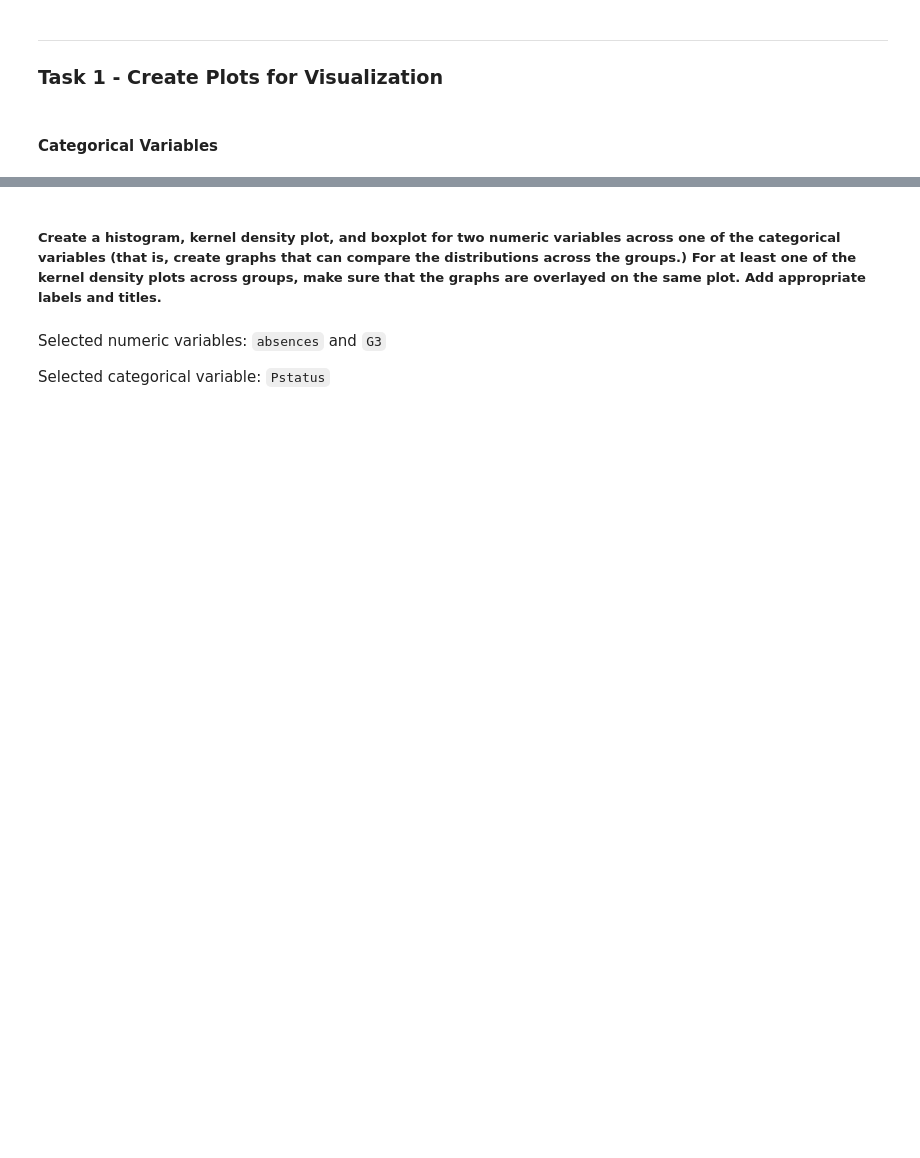
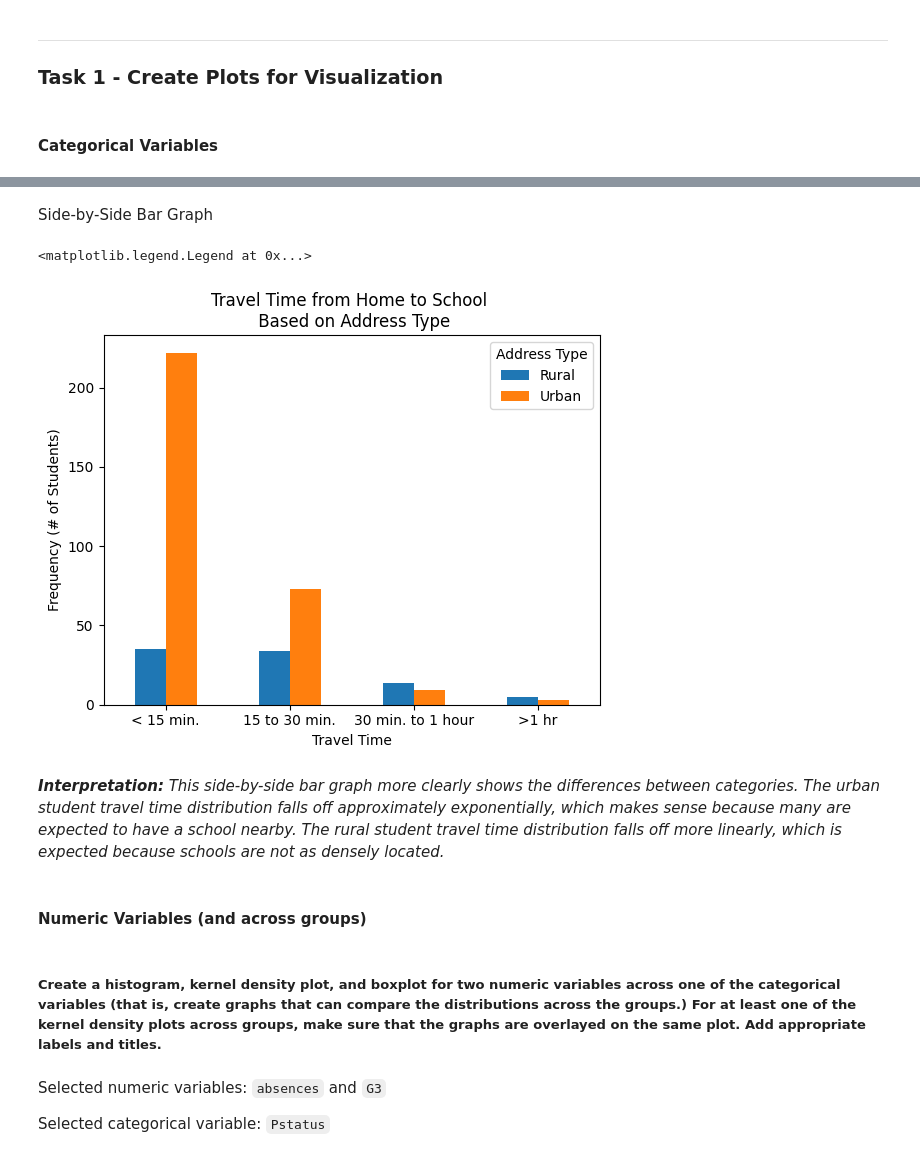
Before and after one commit to trevorlillywhite/HW-4---NCSU-ST-554---Trevor-Lillywhite, a Jupyter notebook: HW4_ST_554_Trevor_Lillywhite.ipynb, the cells around one changed output, grey strips where cells are left out. Cells and saved outputs as stored; diff of their text form; code cells hidden in the pictures; blank space fills up the shorter version.

```diff
--- a/HW4_ST_554_Trevor_Lillywhite.ipynb
+++ b/HW4_ST_554_Trevor_Lillywhite.ipynb
@@ -360,3 +410,17 @@ df[['age', 'absences', 'G1', 'G2', 'G3']].corr()
+# %% [markdown]
+Side-by-Side Bar Graph
+# %%
+table.plot.bar(rot=0).set_ylabel('Frequency (# of Students)')
+plt.title('Travel Time from Home to School \n Based on Address Type')
+plt.xlabel('Travel Time')
+plt.legend(title='Address Type')
+# %% [output]
+<matplotlib.legend.Legend at 0x...>
+[figure, added]
+# %% [markdown]
+_**Interpretation:** This side-by-side bar graph more clearly shows the differences between categories. The urban student travel time distribution falls off approximately exponentially, which makes sense because many are expected to have a school nearby. The rural student travel time distribution falls off more linearly, which is expected because schools are not as densely located._
+# %% [markdown]
+#### Numeric Variables (and across groups)
 # %% [markdown]
 ##### Create a histogram, kernel density plot, and boxplot for two numeric variables across one of the categorical variables (that is, create graphs that can compare the distributions across the groups.) For at least one of the kernel density plots across groups, make sure that the graphs are overlayed on the same plot. Add appropriate labels and titles.
 # %% [markdown]
```
Also changed, not shown: parts of 10 cells of this notebook.
